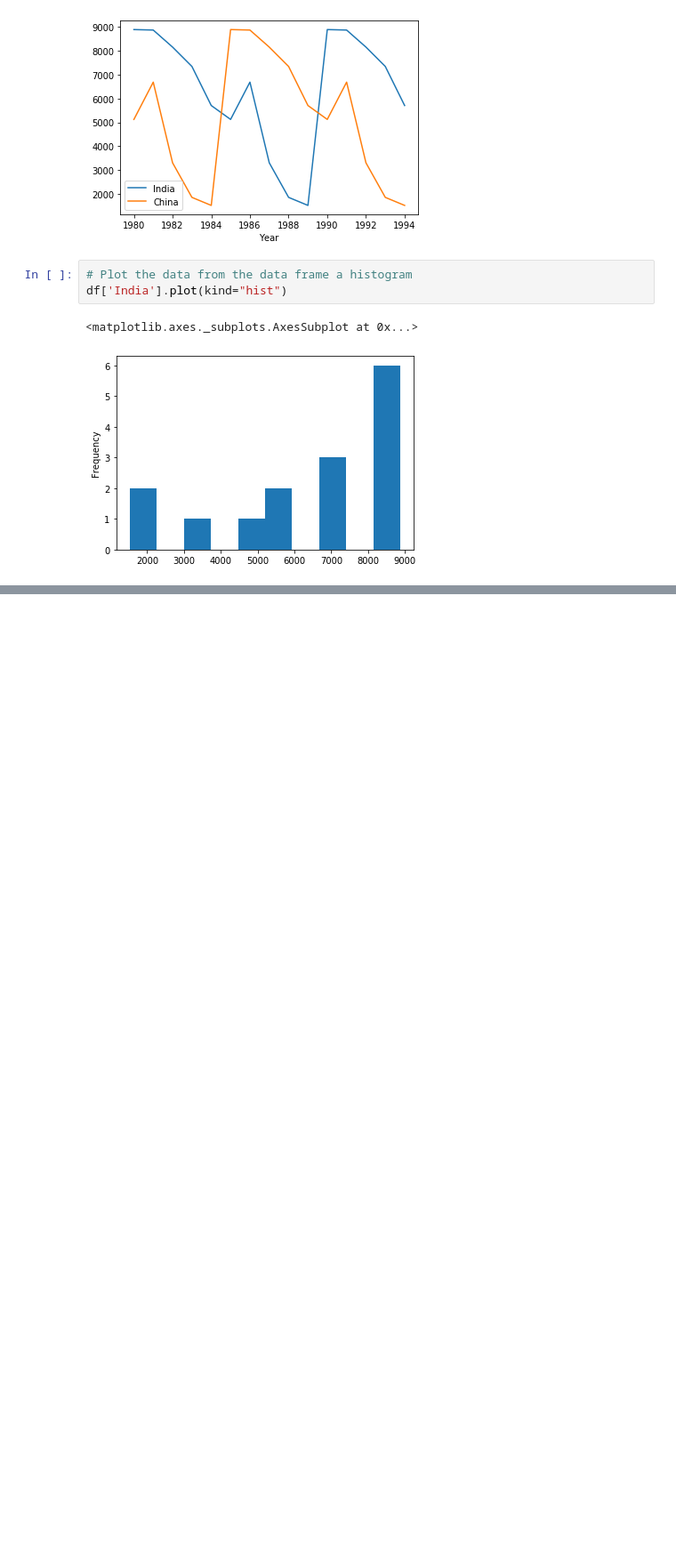
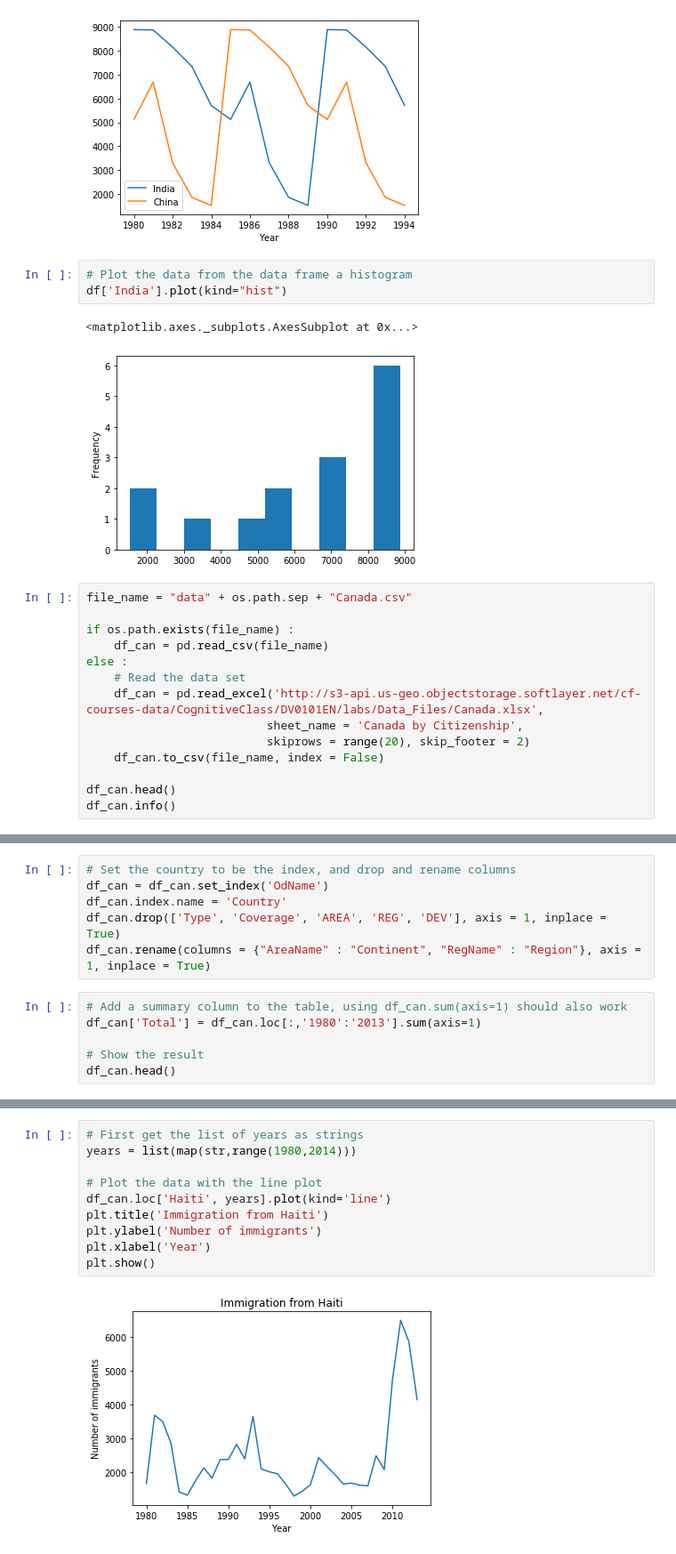
Before and after one commit to ivan-zapreev/data-science-python-projects, a Jupyter notebook: IBM_DV0101EN/mod_01_intro_vis_tools.ipynb, the cells around one changed output, grey strips where cells are left out. Shown at 89% size. Cells and saved outputs as stored; diff of their text form; blank space fills up the shorter version.

Commit message:
Finished module 1: Introduction to Visualization Tools

```diff
--- a/IBM_DV0101EN/mod_01_intro_vis_tools.ipynb
+++ b/IBM_DV0101EN/mod_01_intro_vis_tools.ipynb
@@ -100,3 +105,17 @@ df['India'].plot(kind="hist")
 # %% [output]
 <matplotlib.axes._subplots.AxesSubplot at 0x...>
 [figure]
+# %%
+file_name = "data" + os.path.sep + "Canada.csv"
+
+if os.path.exists(file_name) :
+    df_can = pd.read_csv(file_name)
+else :
+    # Read the data set
+    df_can = pd.read_excel('http://s3-api.us-geo.objectstorage.softlayer.net/cf-courses-data/CognitiveClass/DV0101EN/labs/Data_Files/Canada.xlsx',
+                          sheet_name = 'Canada by Citizenship',
+                          skiprows = range(20), skip_footer = 2)
+    df_can.to_csv(file_name, index = False)
+
+df_can.head()
+df_can.info()
@@ -102,0 +130,12 @@ df['India'].plot(kind="hist")
+# %%
+# Set the country to be the index, and drop and rename columns
+df_can = df_can.set_index('OdName')
+df_can.index.name = 'Country'
+df_can.drop(['Type', 'Coverage', 'AREA', 'REG', 'DEV'], axis = 1, inplace = True)
+df_can.rename(columns = {"AreaName" : "Continent", "RegName" : "Region"}, axis = 1, inplace = True)
+# %%
+# Add a summary column to the table, using df_can.sum(axis=1) should also work
+df_can['Total'] = df_can.loc[:,'1980':'2013'].sum(axis=1)
+
+# Show the result
+df_can.head()
@@ -102,0 +151,12 @@ df['India'].plot(kind="hist")
+# %%
+# First get the list of years as strings
+years = list(map(str,range(1980,2014)))
+
+# Plot the data with the line plot
+df_can.loc['Haiti', years].plot(kind='line')
+plt.title('Immigration from Haiti')
+plt.ylabel('Number of immigrants')
+plt.xlabel('Year')
+plt.show()
+# %% [output]
+[figure, added]
```
Also changed, not shown: parts of 40 cells of this notebook, 2 other files.
